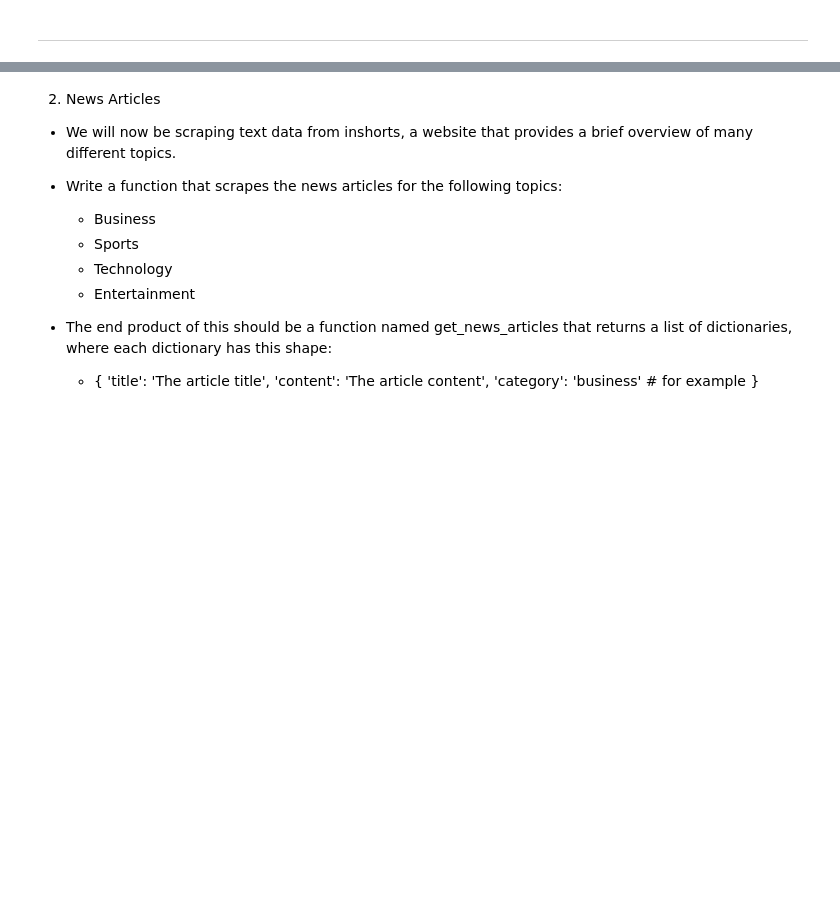
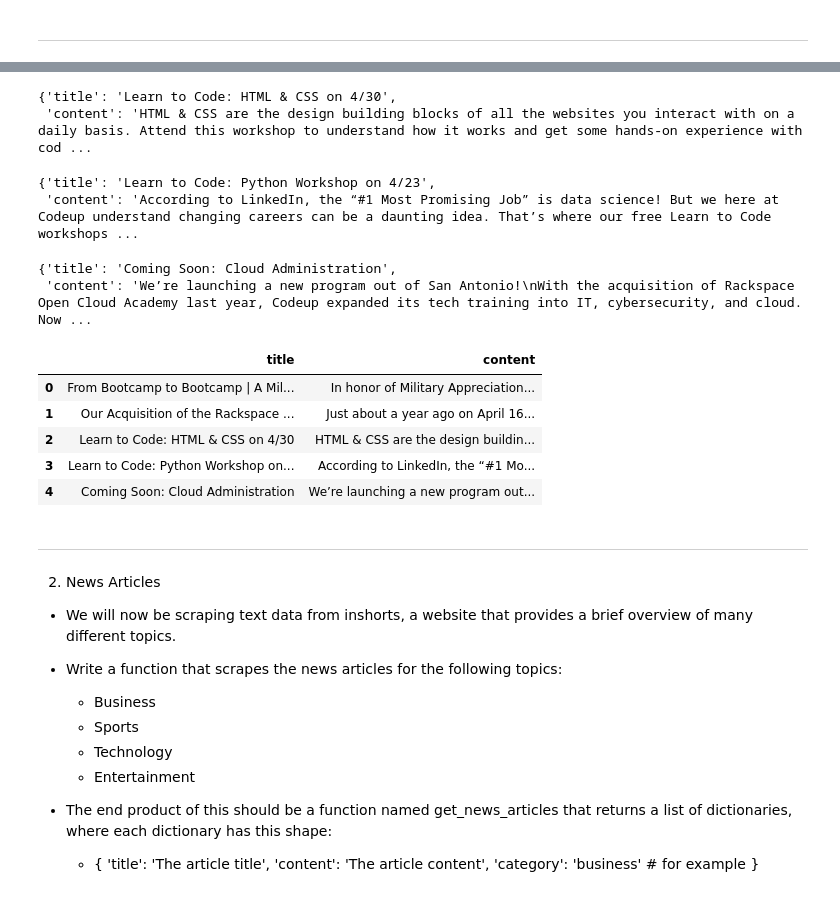
Before and after one commit to NSharick/natural-language-processing-exercises, a Jupyter notebook: acquire.ipynb, the cells around one changed output, grey strips where cells are left out. Cells and saved outputs as stored; diff of their text form; code cells hidden in the pictures; blank space fills up the shorter version.

```diff
--- a/acquire.ipynb
+++ b/acquire.ipynb
@@ -260,3 +352,47 @@ pd.DataFrame([parse_blog(article) for article in articles])
+# %%
+post_3 = parse_individual_post(article)
+post_3
+# %% [output]
+{'title': 'Learn to Code: HTML & CSS on 4/30',
+ 'content': 'HTML & CSS are the design building blocks of all the websites you interact with on a daily basis. Attend this workshop to understand how it works and get some hands-on experience with cod ...
+# %%
+url = 'https://codeup.com/workshops/virtual/learn-to-code-python-workshop-on-4-16/'
+headers = {'user-agent': 'Innis Data Science Cohort'}
+response = get(url, headers=headers)
+soup = BeautifulSoup(response.text, 'html.parser')
+articles = soup.select('article.et_pb_post')
+article = articles[0]
+# %%
+post_4 = parse_individual_post(article)
+post_4
+# %% [output]
+{'title': 'Learn to Code: Python Workshop on 4/23',
+ 'content': 'According to LinkedIn, the “#1 Most Promising Job” is data science! But we here at Codeup understand changing careers can be a daunting idea. That’s where our free Learn to Code workshops ...
+# %%
+url = 'https://codeup.com/codeup-news/coming-soon-cloud-administration/'
+headers = {'user-agent': 'Innis Data Science Cohort'}
+response = get(url, headers=headers)
+soup = BeautifulSoup(response.text, 'html.parser')
+articles = soup.select('article.et_pb_post')
+article = articles[0]
+# %%
+post_5 = parse_individual_post(article)
+post_5
+# %% [output]
+{'title': 'Coming Soon: Cloud Administration',
+ 'content': 'We’re launching a new program out of San Antonio!\nWith the acquisition of Rackspace Open Cloud Academy last year, Codeup expanded its tech training into IT, cybersecurity, and cloud. Now ...
+# %%
+scraped_blog_posts = pd.DataFrame([post_1, post_2, post_3, post_4, post_5])
+scraped_blog_posts
+# %% [output]
+|  | title | content |
+| 0 | From Bootcamp to Bootcamp | A Mil... | In honor of Military Appreciation... |
+| 1 | Our Acquisition of the Rackspace ... | Just about a year ago on April 16... |
+| 2 | Learn to Code: HTML & CSS on 4/30 | HTML & CSS are the design buildin... |
+| 3 | Learn to Code: Python Workshop on... | According to LinkedIn, the “#1 Mo... |
+| 4 | Coming Soon: Cloud Administration | We’re launching a new program out... |
+# %% [markdown]
+---
 # %% [markdown]
 2. News Articles
 
```
Also changed, not shown: parts of 61 cells of this notebook.
